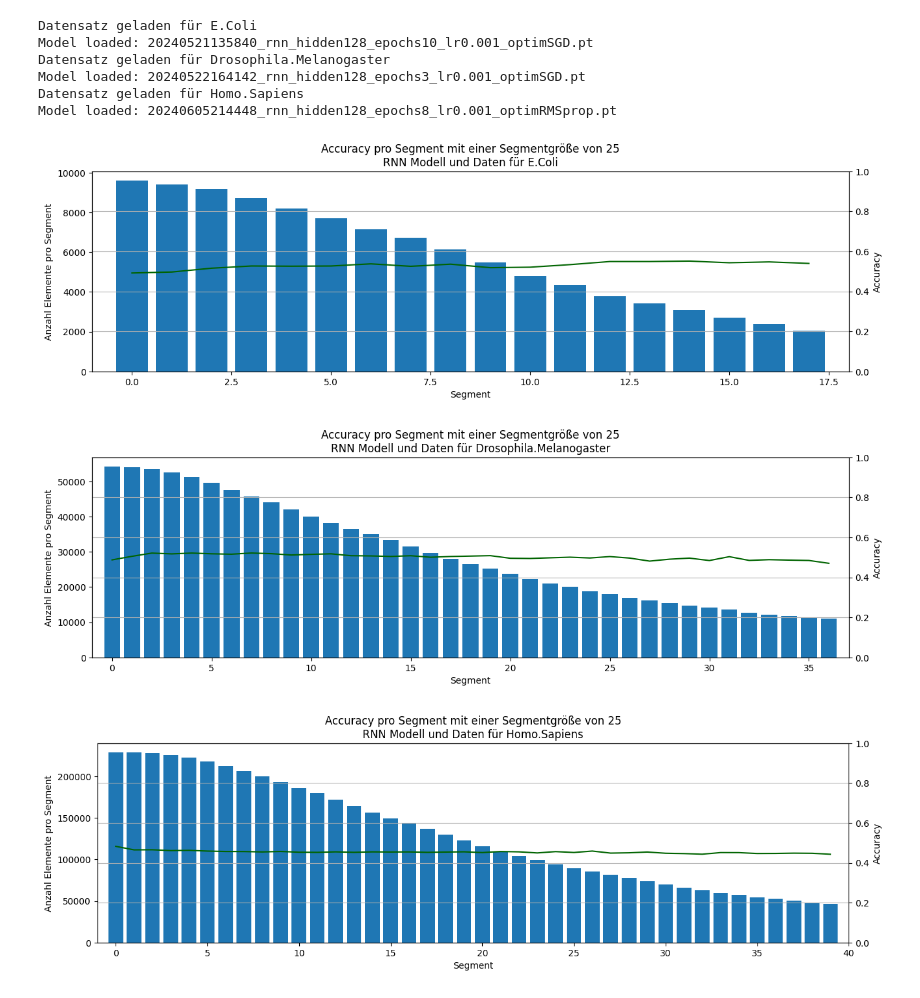
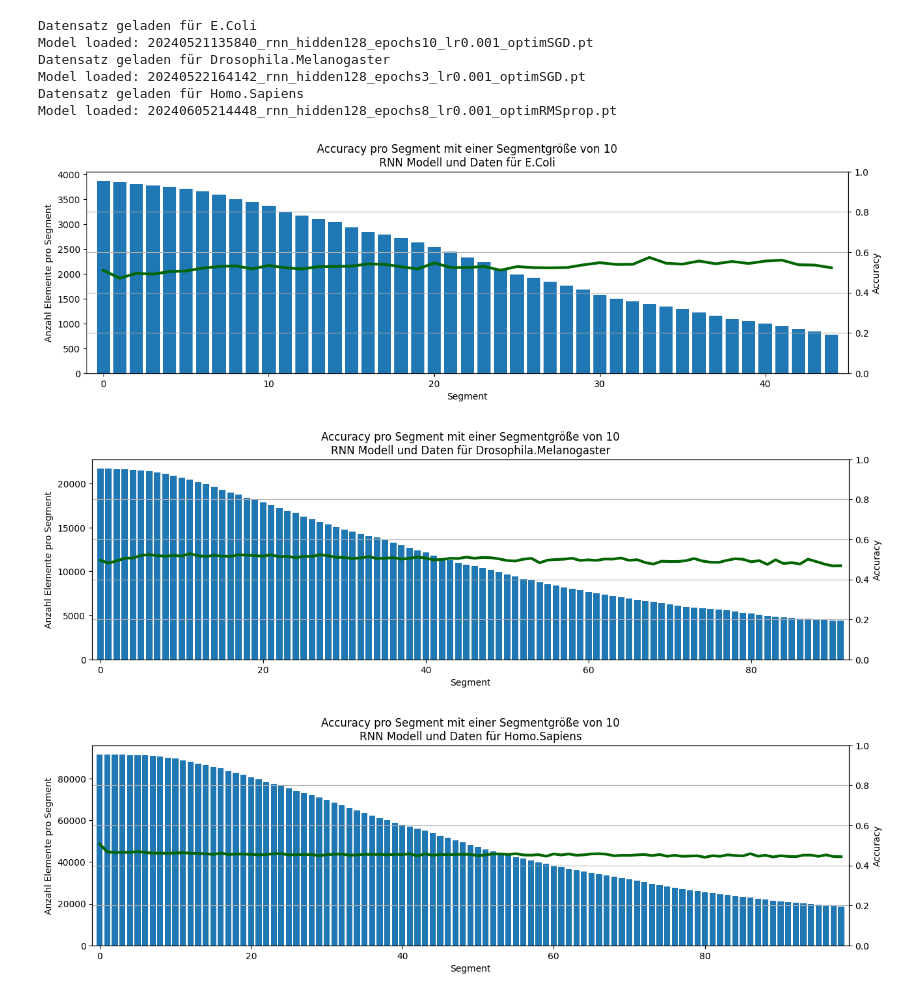
Before and after one commit to maxikuehn/PMDS_Codons, a Jupyter notebook: notebooks/RNN_Testing.ipynb, the cells around one changed output. Saved outputs shown, nothing was run; the diff lists cells and outputs as text; code cells hidden in the pictures.

```diff
--- a/notebooks/RNN_Testing.ipynb
+++ b/notebooks/RNN_Testing.ipynb
@@ -241,14 +241,14 @@ Datensatz geladen für Homo.Sapiens
 Model loaded: 20240605214448_rnn_hidden128_epochs8_lr0.001_optimRMSprop.pt
 # %%
 rnn_predictions = mlh.from_pickle("../data/rnn_predictions.pkl")
-segment_size = 25
-cut_data_at = 0.2
+segment_size = 10
+cut_data_at = 0.25
 
 for org in ["E.Coli", "Drosophila.Melanogaster", "Homo.Sapiens"]:
     pred,labels = rnn_predictions[org]
     seg_acc, seg_el = classifier.calc_accuracy_per_segment(labels, pred, segment_size=segment_size, cut_data_at=0.2)
     mle.plot_accuracies_per_segment(seg_acc, seg_el, f"Accuracy pro Segment mit einer Segmentgröße von {segment_size}\nRNN Modell und Daten für {org}")
 # %% [output]
-[figure, old version]
+[figure, new version]
-[figure, old version]
+[figure, new version]
-[figure, old version]
+[figure, new version]
```
Also changed, not shown: 2 other files.
